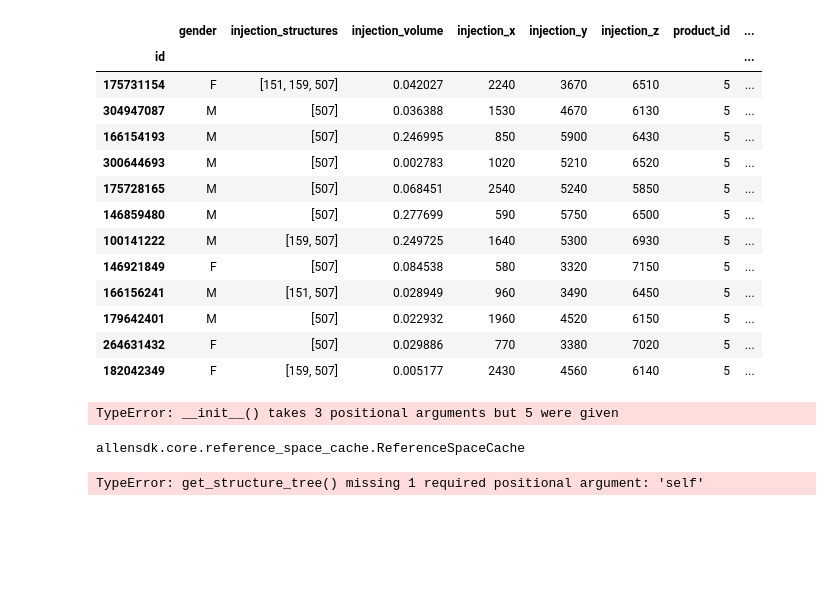
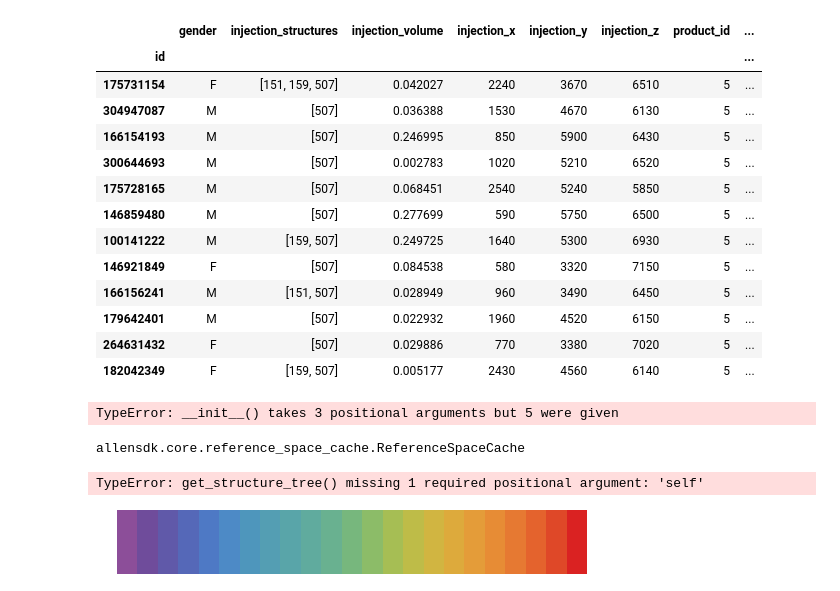
Before and after one commit to emilyjanedennis/PRA, a Jupyter notebook: notebooks/misc/allen_experiment_import.ipynb, the cells around one changed output. Saved outputs shown, nothing was run; the diff lists cells and outputs as text; code cells hidden in the pictures; blank space fills up the shorter version.

Commit message:
adding allen_experiment_import functionality -- relate to PRA labels

```diff
--- a/notebooks/misc/allen_experiment_import.ipynb
+++ b/notebooks/misc/allen_experiment_import.ipynb
@@ -694,3 +793,16 @@ allensdk.core.reference_space_cache.ReferenceSpaceCache
 tree = rspc.get_structure_tree(structure_graph_id=1)
 # %% [output]
 TypeError: get_structure_tree() missing 1 required positional argument: 'self'
+# %%
+import matplotlib.pyplot as plt
+from matplotlib.colors import ListedColormap
+import numpy as np
+
+
+from matplotlib.colors import ListedColormap
+
+colors = [[255,255,255],[140,78,153],[111,76,155],[96,89,169],[85,104,184],[78,121,197],[77,138,198],[78,150,188],[84,158,179],[89,165,169],[96,171,158],[105,177,144],[119,183,125],[140,188,104],[166,190,84],[190,188,72],[209,181,65],[221,170,60],[228,156,57],[231,140,53],[230,121,50],[228,99,45],[223,72,40],[218,34,34],[255,255,255]]
+cell_rainbow = ListedColormap(np.divide(colors,255), name='cell_rainbow', N=None)
+cell_rainbow
+# %% [output]
+[figure, added]
```
Also changed, not shown: parts of 18 cells of this notebook, 1 other file.
